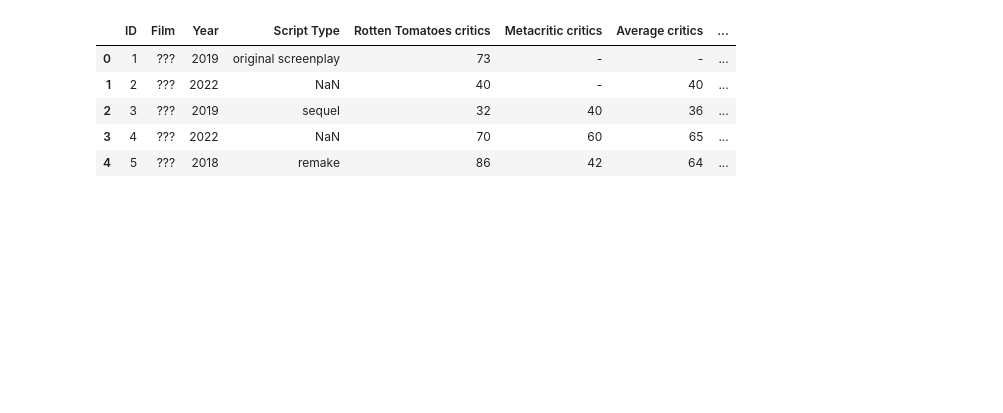
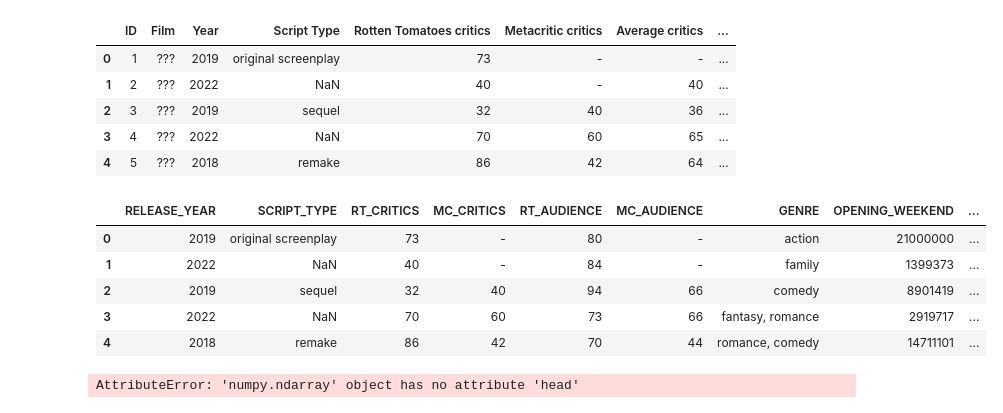
Before and after one commit to NikosGour/Data-Mining-Assignment, a Jupyter notebook: report.ipynb, the cells around one changed output. Drawn from its saved outputs; the diff is of its cells as text; code cells hidden in the pictures; blank space fills up the shorter version.

```diff
--- a/report.ipynb
+++ b/report.ipynb
@@ -1190,3 +1222,43 @@ anon_df.head()
 | 2 | 3 | ??? | 2019 | sequel | 32 | 40 | 36 | ... |
 | 3 | 4 | ??? | 2022 | NaN | 70 | 60 | 65 | ... |
 | 4 | 5 | ??? | 2018 | remake | 86 | 42 | 64 | ... |
+# %%
+# In addition to the columns we dropped on the preprocessing part, we also drop `ID` and `Film` because they are not needed
+anon_df.drop(columns=['Average critics ', 'Rotten Tomatoes vs Metacritic  deviance',
+       'Average audience ', 'Audience vs Critics deviance ','Opening weekend ($million)','Domestic gross ($million)',
+       'Foreign Gross ($million)','Worldwide Gross ($million)', ' of Gross earned abroad', ' Budget recovered',' Budget recovered opening weekend','Primary Genre','Distributor','ID','Film'],inplace=True)
+# %%
+anon_df.columns = [x.upper().strip() for x in anon_df.columns]
+try:
+       anon_df.rename(columns=
+        {
+         'YEAR': 'RELEASE_YEAR',
+         'SCRIPT TYPE': 'SCRIPT_TYPE',
+         'ROTTEN TOMATOES  CRITICS': 'RT_CRITICS',
+         'METACRITIC  CRITICS': 'MC_CRITICS',
+         'ROTTEN TOMATOES AUDIENCE': 'RT_AUDIENCE',
+         'METACRITIC AUDIENCE': 'MC_AUDIENCE',
+         'OPENING WEEKEND': 'OPENING_WEEKEND',
+         'DOMESTIC GROSS': 'DOMESTIC_GROSS',
+         'FOREIGN GROSS': 'FOREIGN_GROSS',
+         'WORLDWIDE GROSS': 'WORLDWIDE_GROSS',
+         'BUDGET ($MILLION)': 'BUDGET',
+         'IMDB RATING': 'IMDB_RATING',
+         'IMDB VS RT DISPARITY': 'IMDB_RT_DIFFERENCE'},
+               inplace=True)
+except Exception as e:
+     print(e)
+# %%
+anon_df.head()
+# %% [output]
+|  | RELEASE_YEAR | SCRIPT_TYPE | RT_CRITICS | MC_CRITICS | RT_AUDIENCE | MC_AUDIENCE | GENRE | OPENING_WEEKEND | ... |
+| 0 | 2019 | original screenplay | 73 | - | 80 | - | action | 21000000 | ... |
+| 1 | 2022 | NaN | 40 | - | 84 | - | family | 1399373 | ... |
+| 2 | 2019 | sequel | 32 | 40 | 94 | 66 | comedy | 8901419 | ... |
+| 3 | 2022 | NaN | 70 | 60 | 73 | 66 | fantasy, romance | 2919717 | ... |
+| 4 | 2018 | remake | 86 | 42 | 70 | 44 | romance, comedy | 14711101 | ... |
+# %%
+test_df = StandardScaler().fit_transform(df)
+test_df.head()
+# %% [output]
+AttributeError: 'numpy.ndarray' object has no attribute 'head'
```
Also changed, not shown: parts of 7 cells of this notebook.
